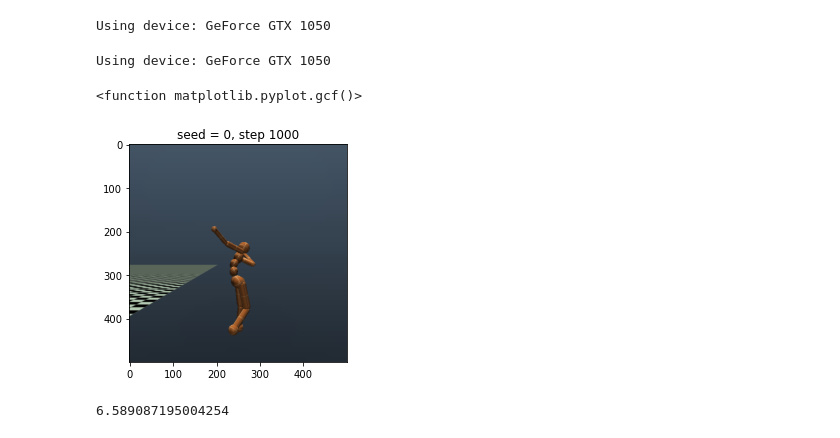
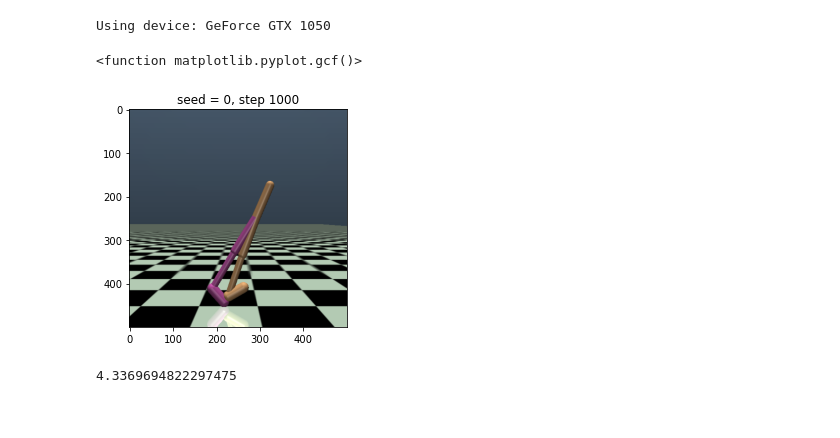
Before and after one commit to MariaHarris24/ECE_276C_project, a Jupyter notebook: Visualize.ipynb, the cells around one changed output. Cells and saved outputs as stored; diff of their text form; code cells hidden in the pictures.

Commit message:
added vanilla td3 in mujoco walker2d
also renamed files to make it clear what they are

```diff
--- a/Visualize.ipynb
+++ b/Visualize.ipynb
@@ -35,17 +38,15 @@ else:
 # %% [output]
 Using device: GeForce GTX 1050
 # %%
-env_name =  'Humanoid-v2'
+env_name =  'Walker2d-v2'
 env = gym.make(env_name)
 
-myddpg = torch.load("Td3_humanoid.pt")
+policy = torch.load("./TD3_Walker2d-v2_0.pt")
 
 RANDOM_SEED = 0
 
 torch.manual_seed(RANDOM_SEED)
 np.random.seed(RANDOM_SEED)
-# %% [output]
-Using device: GeForce GTX 1050
 # %%
 state = env.reset()
 env.seed(RANDOM_SEED)
@@ -54,35 +55,36 @@ env.action_space.seed(RANDOM_SEED)
 total_reward = 0
 step = 0
 done = False
 
 plt.figure()
 t = 'seed = {}, step {}'.format(RANDOM_SEED, step)
 plt.imshow(env.render(mode='rgb_array'))
 display.clear_output(wait=True)
 display.display(plt.gcf)
 plt.title(t)
 plt.savefig("frames/" + t.replace(':', ' - '), dpi=150)
 plt.show()
 while not done:
     # env.env._cam_dist=1
     # env.env._cam_pitch=-90
-    action = myddpg.actor(torch.FloatTensor(state).to(device)).detach().cpu().squeeze().numpy()
-    next_state, r, done, _ = env.step(action)
+    #action = policy.actor(torch.FloatTensor(state).to(device)).detach().cpu().squeeze().numpy()
+    action = policy.select_action(np.array(state))
+    next_state, reward, done, _ = env.step(action)
     state = next_state
     step += 1
-    total_reward += r
+    total_reward += reward
 
     plt.figure()
     t = 'seed = {}, step {}'.format(RANDOM_SEED, step)
     plt.imshow(env.render(mode='rgb_array'))
     display.clear_output(wait=True)
     display.display(plt.gcf)
     plt.title(t)
     plt.savefig("frames/" + t.replace(':', ' - ') + ".png", dpi=150)
     plt.show()
 
 print(total_reward / step)
 # %% [output]
 <function matplotlib.pyplot.gcf()>
-[figure, old version]
+[figure, new version]
-6.589087195004254
+4.3369694822297475
```
Also changed, not shown: parts of 1 cell of this notebook, 20 other files.
